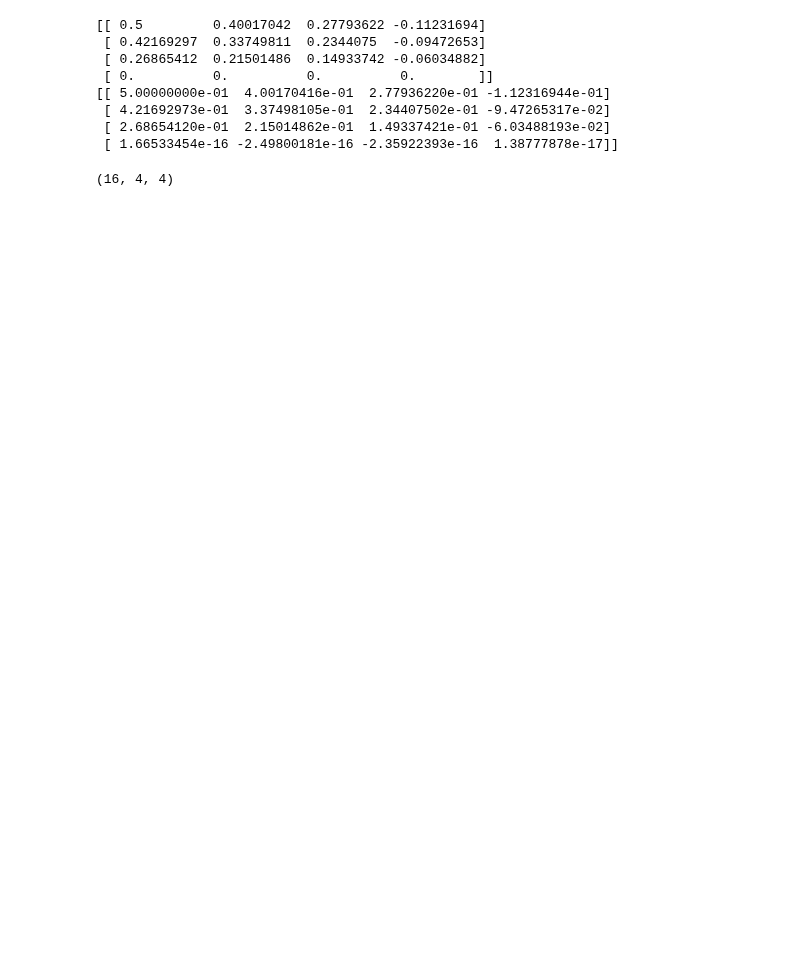
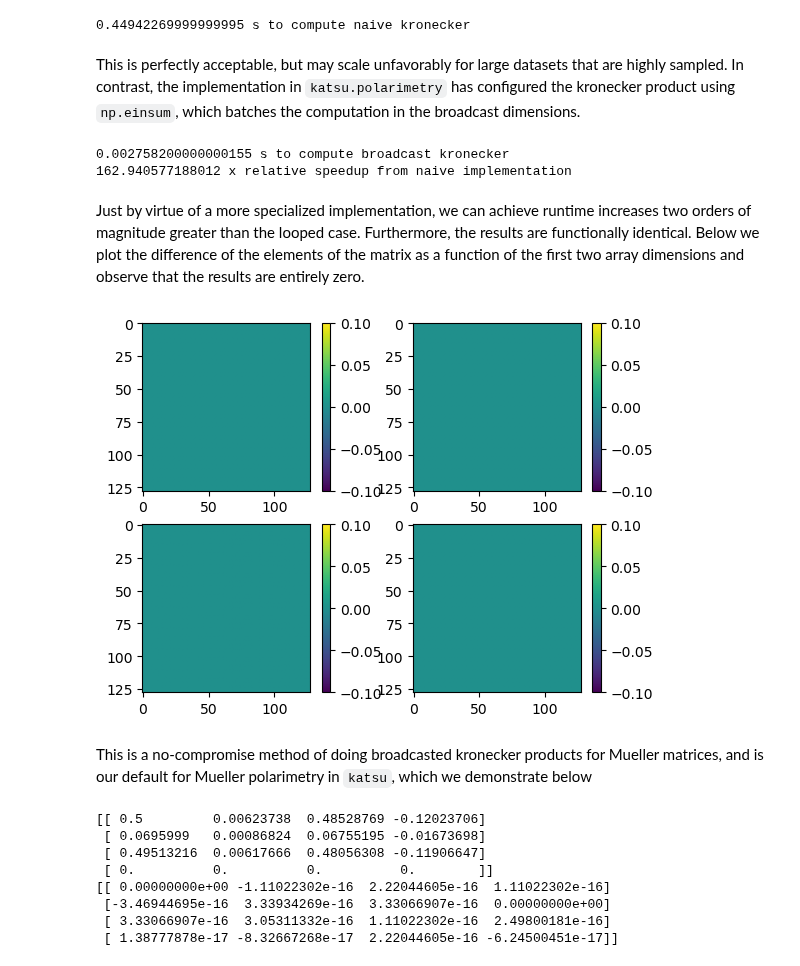
Before and after one commit to Jashcraf/katsu, a Jupyter notebook: BroadcastedPolarimetry.ipynb, the cells around one changed output. Saved outputs shown, nothing was run; the diff lists cells and outputs as text; code cells hidden in the pictures; blank space fills up the shorter version.

Commit message:
broadcasted polarimetry update, still need to write demo for it

```diff
--- a/BroadcastedPolarimetry.ipynb
+++ b/BroadcastedPolarimetry.ipynb
@@ -8,3 +18,48 @@ import numpy as np
+# %%
+array_of_matrices = np.random.random([128,128,2,2])
+array_out_naive = np.zeros([128, 128, 4, 4])
+
+t1 = perf_counter()
+for i in range(array_of_matrices.shape[0]):
+    for j in range(array_of_matrices.shape[1]):
+
+        array_out_naive[i,j] = np.kron(array_of_matrices[i,j], array_of_matrices[i,j])
+
+runtime_naive = perf_counter() - t1
+print(runtime_naive,'s to compute naive kronecker')
+# %% [output]
+0.44942269999999995 s to compute naive kronecker
+# %% [markdown]
+This is perfectly acceptable, but may scale unfavorably for large datasets that are highly sampled. In contrast, the implementation in `katsu.polarimetry` has configured the kronecker product using `np.einsum`, which batches the computation in the broadcast dimensions.
+# %%
+array_out = np.zeros([128, 128, 4, 4])
+
+t1 = perf_counter()
+array_out = broadcast_kron(array_of_matrices, array_of_matrices)
+runtime_broadcast = perf_counter() - t1
+print(runtime_broadcast,'s to compute broadcast kronecker')
+print(runtime_naive / runtime_broadcast,'x relative speedup from naive implementation')
+# %% [output]
+0.002758200000000155 s to compute broadcast kronecker
+162.940577188012 x relative speedup from naive implementation
+# %% [markdown]
+Just by virtue of a more specialized implementation, we can achieve runtime increases two orders of magnitude greater than the looped case. Furthermore, the results are functionally identical. Below we plot the difference of the elements of the matrix as a function of the first two array dimensions and observe that the results are entirely zero.
+# %%
+import matplotlib.pyplot as plt
+difference = (array_out_naive - array_out)
+k = 1
+plt.figure()
+for i in range(2):
+    for j in range(2):
+        plt.subplot(2,2,k)
+        plt.imshow(difference[..., i, j])
+        plt.colorbar()
+        k += 1
+plt.show()
+# %% [output]
+[figure, added]
+# %% [markdown]
+This is a no-compromise method of doing broadcasted kronecker products for Mueller matrices, and is our default for Mueller polarimetry in `katsu`, which we demonstrate below
 # %%
 starting_angles={'psg_polarizer':0,
                 'psg_qwp':0,
@@ -32,17 +89,13 @@ Pmat = (np.swapaxes(PSA,-1,-2) @ Min @ PSG) * power
 M_meas = np.linalg.pinv(Wmat) @ Pmat[...,0,0]
 # %%
 print(Min[0])
-print(M_meas.reshape([4,4]))
+print(Min[0] - M_meas.reshape([4,4]))
 # %% [output]
-[[ 0.5         0.40017042  0.27793622 -0.11231694]
- [ 0.42169297  0.33749811  0.2344075  -0.09472653]
- [ 0.26865412  0.21501486  0.14933742 -0.06034882]
+[[ 0.5         0.00623738  0.48528769 -0.12023706]
+ [ 0.0695999   0.00086824  0.06755195 -0.01673698]
+ [ 0.49513216  0.00617666  0.48056308 -0.11906647]
  [ 0.          0.          0.          0.        ]]
-[[ 5.00000000e-01  4.00170416e-01  2.77936220e-01 -1.12316944e-01]
- [ 4.21692973e-01  3.37498105e-01  2.34407502e-01 -9.47265317e-02]
- [ 2.68654120e-01  2.15014862e-01  1.49337421e-01 -6.03488193e-02]
- [ 1.66533454e-16 -2.49800181e-16 -2.35922393e-16  1.38777878e-17]]
+[[ 0.00000000e+00 -1.11022302e-16  2.22044605e-16  1.11022302e-16]
+ [-3.46944695e-16  3.33934269e-16  3.33066907e-16  0.00000000e+00]
+ [ 3.33066907e-16  3.05311332e-16  1.11022302e-16  2.49800181e-16]
+ [ 1.38777878e-17 -8.32667268e-17  2.22044605e-16 -6.24500451e-17]]
-# %%
-Wmat.shape
-# %% [output]
-(16, 4, 4)
```
Also changed, not shown: parts of 6 cells of this notebook, 4 other files.
